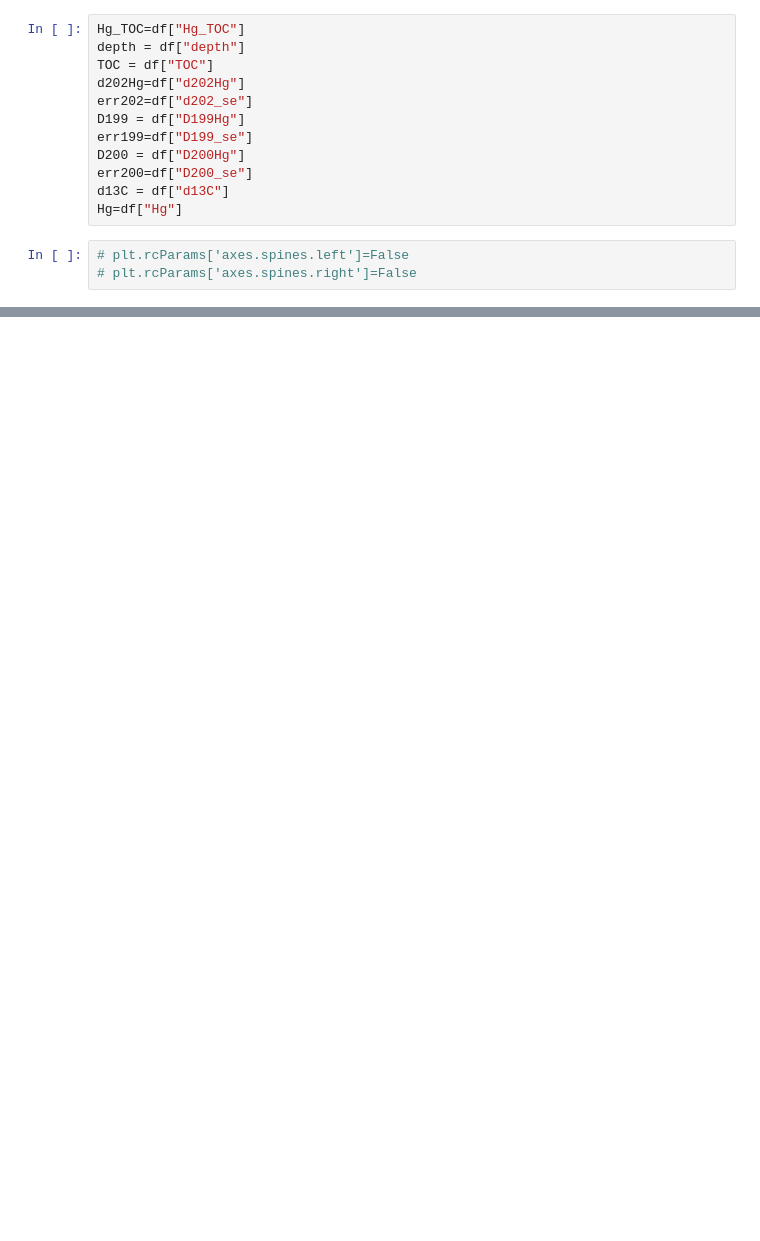
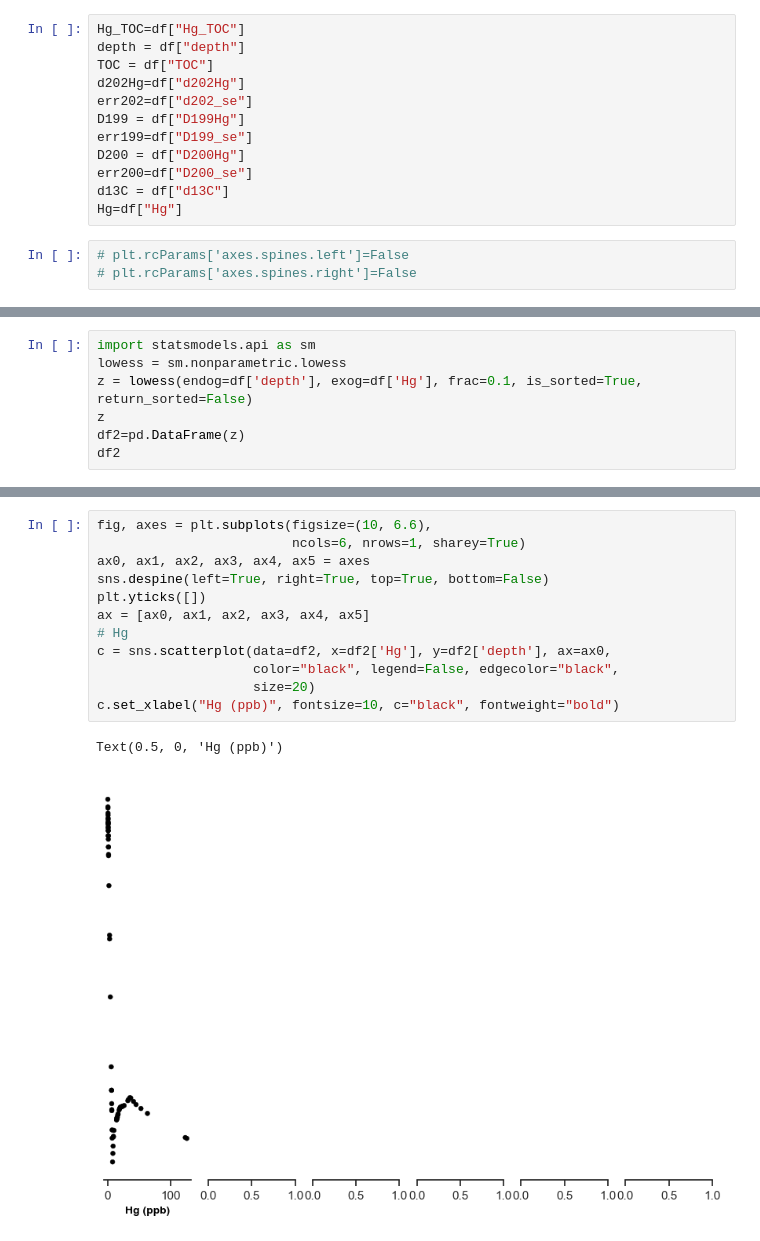
Before and after one commit to oluwaseun-edward/notebooks, a Jupyter notebook: qiakong_data.ipynb, the cells around one changed output, grey strips where cells are left out. Cells and saved outputs as stored; diff of their text form; blank space fills up the shorter version.

```diff
--- a/qiakong_data.ipynb
+++ b/qiakong_data.ipynb
@@ -115,0 +116,7 @@ meta NOT subset; don't know how to subset; dropped
+# %%
+import statsmodels.api as sm
+lowess = sm.nonparametric.lowess
+z = lowess(endog=df['depth'], exog=df['Hg'], frac=0.1, is_sorted=True, return_sorted=False)
+z
+df2=pd.DataFrame(z)
+df2
@@ -115,0 +137,15 @@ meta NOT subset; don't know how to subset; dropped
+# %%
+fig, axes = plt.subplots(figsize=(10, 6.6),
+                         ncols=6, nrows=1, sharey=True)
+ax0, ax1, ax2, ax3, ax4, ax5 = axes
+sns.despine(left=True, right=True, top=True, bottom=False)
+plt.yticks([])
+ax = [ax0, ax1, ax2, ax3, ax4, ax5]
+# Hg
+c = sns.scatterplot(data=df2, x=df2['Hg'], y=df2['depth'], ax=ax0,
+                    color="black", legend=False, edgecolor="black",
+                    size=20)
+c.set_xlabel("Hg (ppb)", fontsize=10, c="black", fontweight="bold")
+# %% [output]
+Text(0.5, 0, 'Hg (ppb)')
+[figure, added]
```
Also changed, not shown: parts of 3 cells of this notebook, 2 other files.
